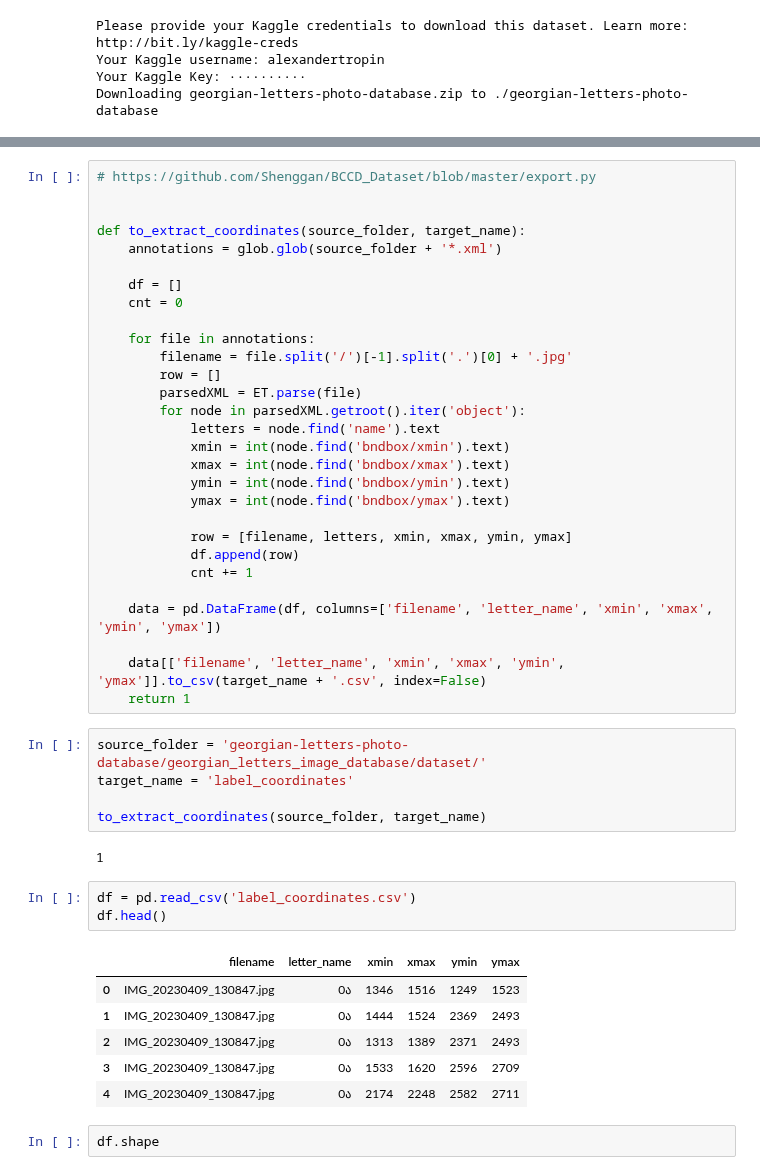
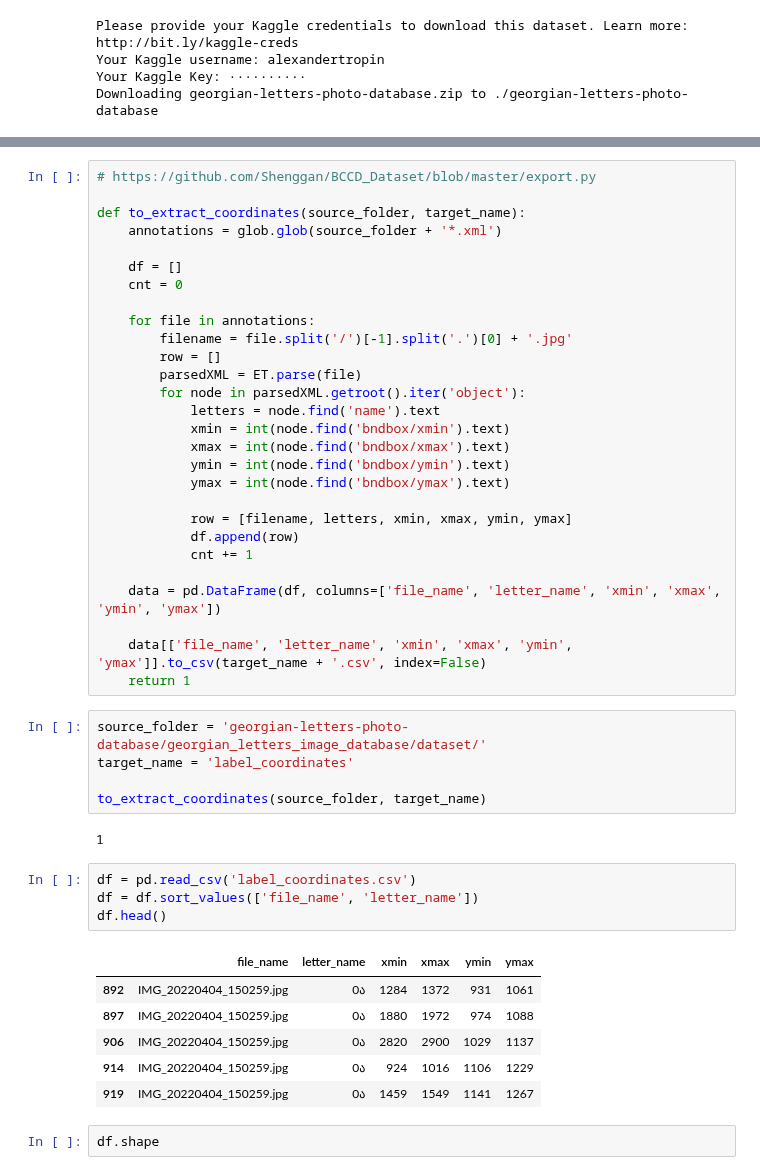
Before and after one commit to am-tropin/georgian-letters, a Jupyter notebook: Georgian_letters_recognition_TF.ipynb, the cells around one changed output, grey strips where cells are left out. Cells and saved outputs as stored; diff of their text form.

```diff
--- a/Georgian_letters_recognition_TF.ipynb
+++ b/Georgian_letters_recognition_TF.ipynb
@@ -58,7 +61,6 @@ from collections import Counter
 # from shutil import copyfile
 # %%
 # https://github.com/Shenggan/BCCD_Dataset/blob/master/export.py
-
 
 def to_extract_coordinates(source_folder, target_name):
     annotations = glob.glob(source_folder + '*.xml')
@@ -81,9 +83,9 @@ def to_extract_coordinates(source_folder, target_name):
             df.append(row)
             cnt += 1
 
-    data = pd.DataFrame(df, columns=['filename', 'letter_name', 'xmin', 'xmax', 'ymin', 'ymax'])
+    data = pd.DataFrame(df, columns=['file_name', 'letter_name', 'xmin', 'xmax', 'ymin', 'ymax'])
 
-    data[['filename', 'letter_name', 'xmin', 'xmax', 'ymin', 'ymax']].to_csv(target_name + '.csv', index=False)
+    data[['file_name', 'letter_name', 'xmin', 'xmax', 'ymin', 'ymax']].to_csv(target_name + '.csv', index=False)
     return 1
 # %%
 source_folder = 'georgian-letters-photo-database/georgian_letters_image_database/dataset/'
@@ -94,14 +96,15 @@ to_extract_coordinates(source_folder, target_name)
 1
 # %%
 df = pd.read_csv('label_coordinates.csv')
+df = df.sort_values(['file_name', 'letter_name'])
 df.head()
 # %% [output]
-|  | filename | letter_name | xmin | xmax | ymin | ymax |
-| 0 | IMG_20230409_130847.jpg | 0ა | 1346 | 1516 | 1249 | 1523 |
-| 1 | IMG_20230409_130847.jpg | 0ა | 1444 | 1524 | 2369 | 2493 |
-| 2 | IMG_20230409_130847.jpg | 0ა | 1313 | 1389 | 2371 | 2493 |
-| 3 | IMG_20230409_130847.jpg | 0ა | 1533 | 1620 | 2596 | 2709 |
-| 4 | IMG_20230409_130847.jpg | 0ა | 2174 | 2248 | 2582 | 2711 |
+|  | file_name | letter_name | xmin | xmax | ymin | ymax |
+| 892 | IMG_20220404_150259.jpg | 0ა | 1284 | 1372 | 931 | 1061 |
+| 897 | IMG_20220404_150259.jpg | 0ა | 1880 | 1972 | 974 | 1088 |
+| 906 | IMG_20220404_150259.jpg | 0ა | 2820 | 2900 | 1029 | 1137 |
+| 914 | IMG_20220404_150259.jpg | 0ა | 924 | 1016 | 1106 | 1229 |
+| 919 | IMG_20220404_150259.jpg | 0ა | 1459 | 1549 | 1141 | 1267 |
 # %%
 df.shape
 # %% [output]
```
Also changed, not shown: parts of 29 cells of this notebook.
